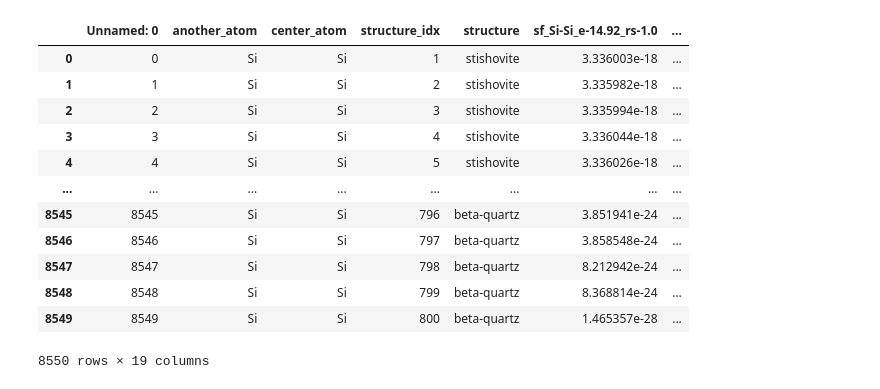
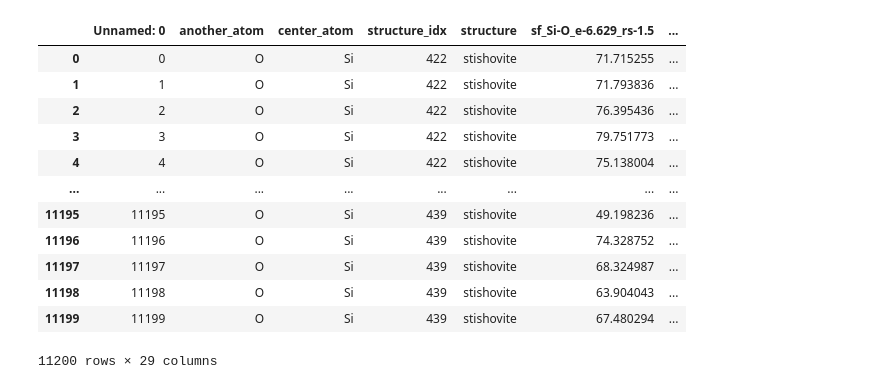
Before and after one commit to y1u0d2a1i/Research, a Jupyter notebook: scripts/analyze/Linear/linear-reg.ipynb, the cells around one changed output. Saved outputs shown, nothing was run; the diff lists cells and outputs as text; code cells hidden in the pictures.

```diff
--- a/scripts/analyze/Linear/linear-reg.ipynb
+++ b/scripts/analyze/Linear/linear-reg.ipynb
@@ -3,30 +3,31 @@ import pandas as pd
 import numpy as np
 import matplotlib.pyplot as plt
 import seaborn as sns
-csv_path= '/Users/y1u0d2/Desktop/Lab/result/sf/merge_base/merge_O-O.csv'
+csv_path= '/Users/y1u0d2/Desktop/Lab/result/sf/sf_csv/atom/concat_Si.csv'
 # %%
 df = pd.read_csv(csv_path)
+df = df[df.structure == 'stishovite']
 df.columns
 descriptor_labels = []
 for column in df.columns:
     if 'sf_' in column:
         descriptor_labels.append(column)
 
 descriptor_labels
-target_label ='E'
+target_label ='E_atom'
 df
 # %% [output]
-|  | Unnamed: 0 | another_atom | center_atom | structure_idx | structure | sf_Si-Si_e-14.92_rs-1.0 | ... |
-| 0 | 0 | Si | Si | 1 | stishovite | 3.336003e-18 | ... |
-| 1 | 1 | Si | Si | 2 | stishovite | 3.335982e-18 | ... |
-| 2 | 2 | Si | Si | 3 | stishovite | 3.335994e-18 | ... |
-| 3 | 3 | Si | Si | 4 | stishovite | 3.336044e-18 | ... |
-| 4 | 4 | Si | Si | 5 | stishovite | 3.336026e-18 | ... |
+|  | Unnamed: 0 | another_atom | center_atom | structure_idx | structure | sf_Si-O_e-6.629_rs-1.5 | ... |
+| 0 | 0 | O | Si | 422 | stishovite | 71.715255 | ... |
+| 1 | 1 | O | Si | 422 | stishovite | 71.793836 | ... |
+| 2 | 2 | O | Si | 422 | stishovite | 76.395436 | ... |
+| 3 | 3 | O | Si | 422 | stishovite | 79.751773 | ... |
+| 4 | 4 | O | Si | 422 | stishovite | 75.138004 | ... |
 | ... | ... | ... | ... | ... | ... | ... | ... |
-| 8545 | 8545 | Si | Si | 796 | beta-quartz | 3.851941e-24 | ... |
-| 8546 | 8546 | Si | Si | 797 | beta-quartz | 3.858548e-24 | ... |
-| 8547 | 8547 | Si | Si | 798 | beta-quartz | 8.212942e-24 | ... |
-| 8548 | 8548 | Si | Si | 799 | beta-quartz | 8.368814e-24 | ... |
-| 8549 | 8549 | Si | Si | 800 | beta-quartz | 1.465357e-28 | ... |
+| 11195 | 11195 | O | Si | 439 | stishovite | 49.198236 | ... |
+| 11196 | 11196 | O | Si | 439 | stishovite | 74.328752 | ... |
+| 11197 | 11197 | O | Si | 439 | stishovite | 68.324987 | ... |
+| 11198 | 11198 | O | Si | 439 | stishovite | 63.904043 | ... |
+| 11199 | 11199 | O | Si | 439 | stishovite | 67.480294 | ... |
-8550 rows × 19 columns
+11200 rows × 29 columns
 # %%
```
Also changed, not shown: parts of 4 cells of this notebook, 17 other files.
